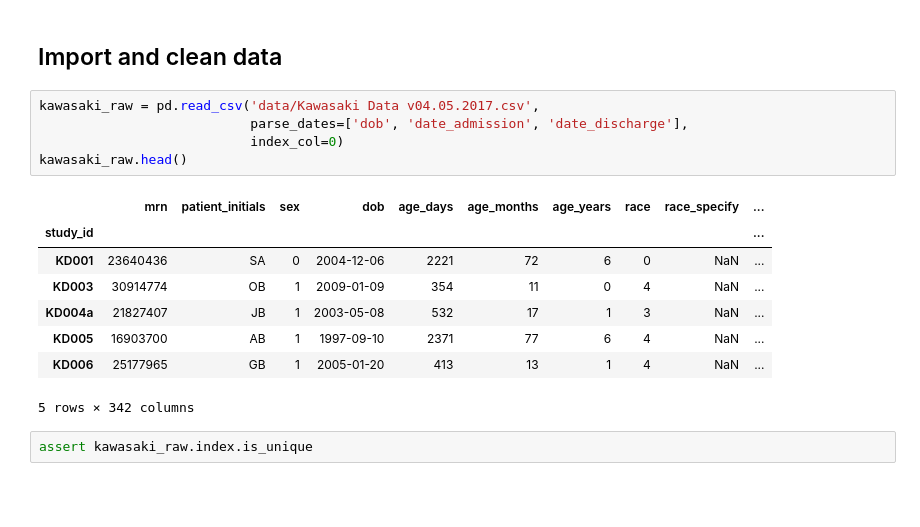
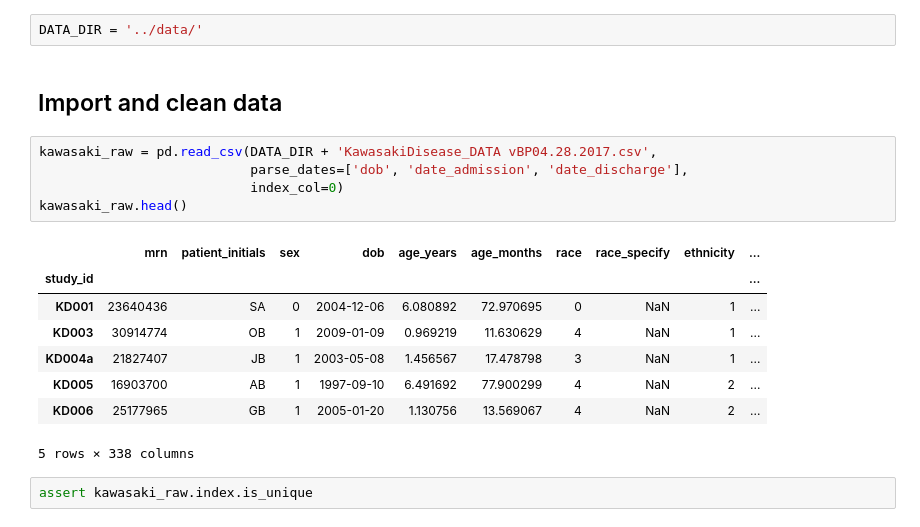
Before and after one commit to fonnesbeck/kawasaki, a Jupyter notebook: notebooks/Kawasaki Non-responder Model.ipynb, the cells around one changed output. Cells and saved outputs as stored; diff of their text form; blank space fills up the shorter version.

```diff
--- a/notebooks/Kawasaki Non-responder Model.ipynb
+++ b/notebooks/Kawasaki Non-responder Model.ipynb
@@ -8,19 +12,21 @@ import matplotlib.pylab as plt
+# %%
+DATA_DIR = '../data/'
 # %% [markdown]
 ## Import and clean data
 # %%
-kawasaki_raw = pd.read_csv('data/Kawasaki Data v04.05.2017.csv',
+kawasaki_raw = pd.read_csv(DATA_DIR + 'KawasakiDisease_DATA vBP04.28.2017.csv',
                            parse_dates=['dob', 'date_admission', 'date_discharge'],
                            index_col=0)
 kawasaki_raw.head()
 # %% [output]
-|  | mrn | patient_initials | sex | dob | age_days | age_months | age_years | race | race_specify | ... |
+|  | mrn | patient_initials | sex | dob | age_years | age_months | race | race_specify | ethnicity | ... |
 | study_id |  |  |  |  |  |  |  |  |  | ... |
-| KD001 | 23640436 | SA | 0 | 2004-12-06 | 2221 | 72 | 6 | 0 | NaN | ... |
-| KD003 | 30914774 | OB | 1 | 2009-01-09 | 354 | 11 | 0 | 4 | NaN | ... |
-| KD004a | 21827407 | JB | 1 | 2003-05-08 | 532 | 17 | 1 | 3 | NaN | ... |
-| KD005 | 16903700 | AB | 1 | 1997-09-10 | 2371 | 77 | 6 | 4 | NaN | ... |
-| KD006 | 25177965 | GB | 1 | 2005-01-20 | 413 | 13 | 1 | 4 | NaN | ... |
+| KD001 | 23640436 | SA | 0 | 2004-12-06 | 6.080892 | 72.970695 | 0 | NaN | 1 | ... |
+| KD003 | 30914774 | OB | 1 | 2009-01-09 | 0.969219 | 11.630629 | 4 | NaN | 1 | ... |
+| KD004a | 21827407 | JB | 1 | 2003-05-08 | 1.456567 | 17.478798 | 3 | NaN | 1 | ... |
+| KD005 | 16903700 | AB | 1 | 1997-09-10 | 6.491692 | 77.900299 | 4 | NaN | 2 | ... |
+| KD006 | 25177965 | GB | 1 | 2005-01-20 | 1.130756 | 13.569067 | 4 | NaN | 2 | ... |
-5 rows × 342 columns
+5 rows × 338 columns
 # %%
 assert kawasaki_raw.index.is_unique
 # %%
```
Also changed, not shown: parts of 57 cells of this notebook, 2 other files.
